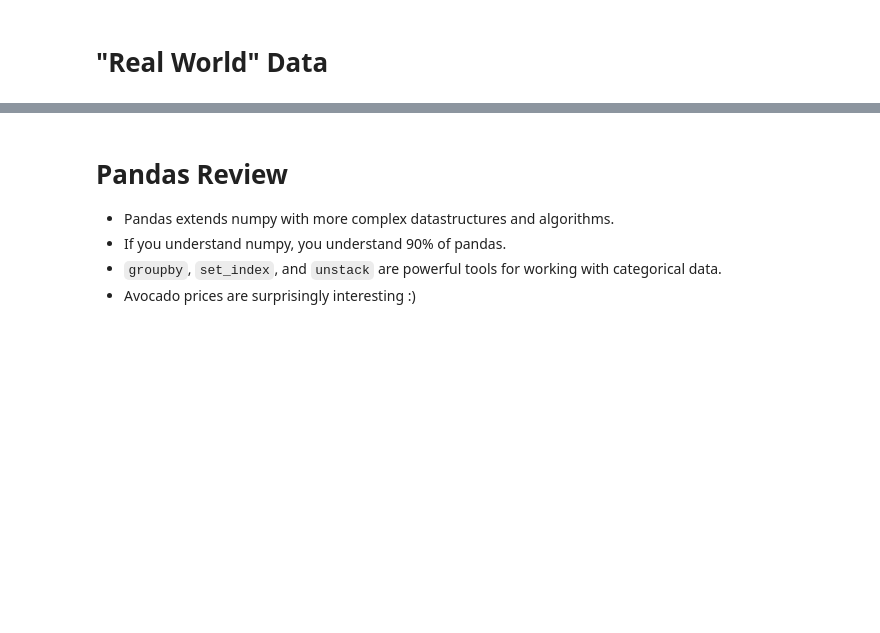
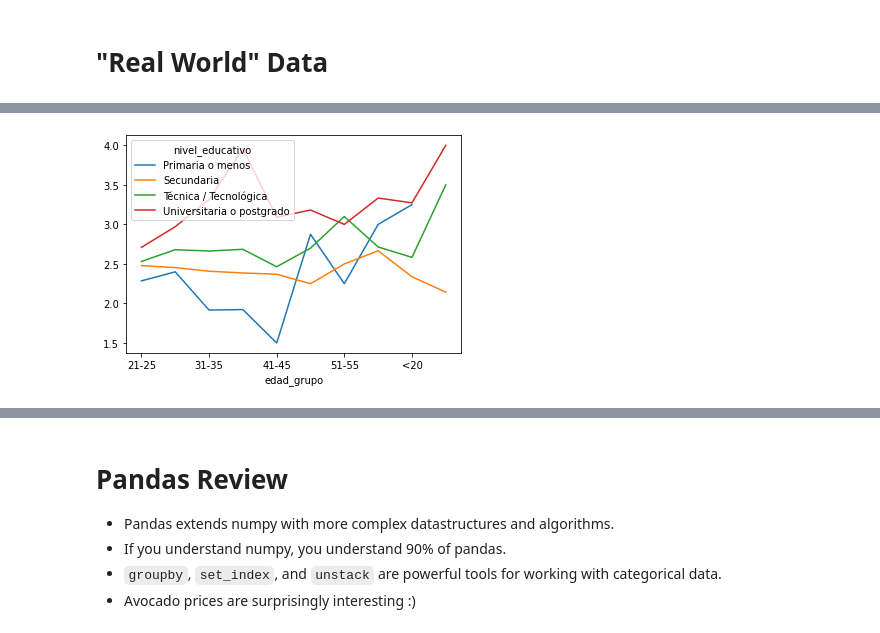
Before and after one commit to arojaspe/AlgorithmsUN2022II, a Jupyter notebook: Lab2/arojaspe_Lab2.ipynb, the cells around one changed output, grey strips where cells are left out. Cells and saved outputs as stored; diff of their text form; code cells hidden in the pictures; blank space fills up the shorter version.

```diff
--- a/Lab2/arojaspe_Lab2.ipynb
+++ b/Lab2/arojaspe_Lab2.ipynb
@@ -1836,0 +1835,4 @@ aapl['Close'].pct_change().ewm(span=30).std().plot();
+# %%
+import pandas as pd
+motos = pd.read_csv('Encuesta_Motociclistas.csv')
+motos
@@ -1836,0 +1885,5 @@ aapl['Close'].pct_change().ewm(span=30).std().plot();
+# %%
+metrallo = motos[motos.municipio == 'MEDELLÍN']
+metrallo.groupby(["edad_grupo", "nivel_educativo"])["estrato_vivienda"].mean().unstack().ffill().plot();
+# %% [output]
+[figure, added]
```
Also changed, not shown: parts of 12 cells of this notebook.
